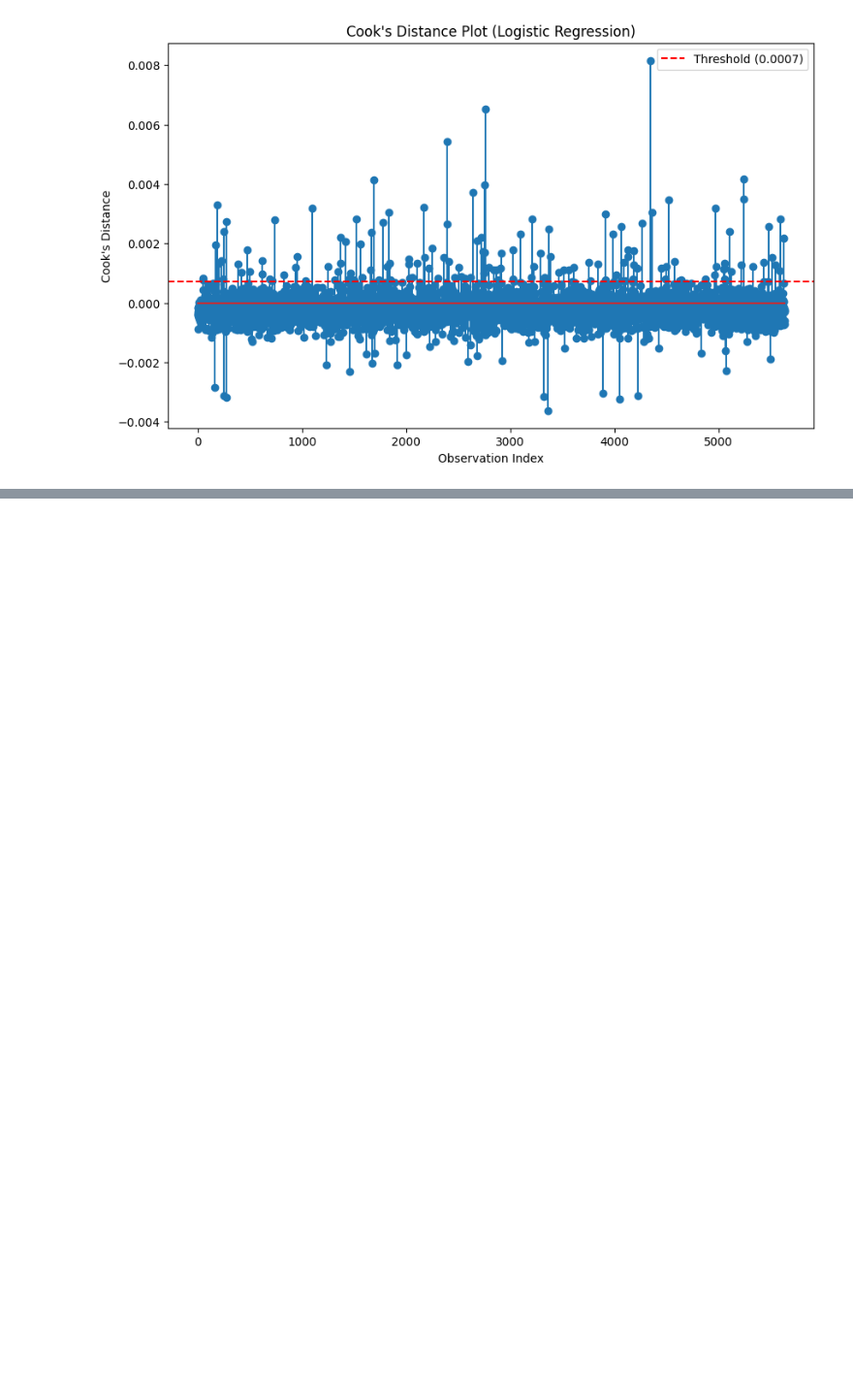
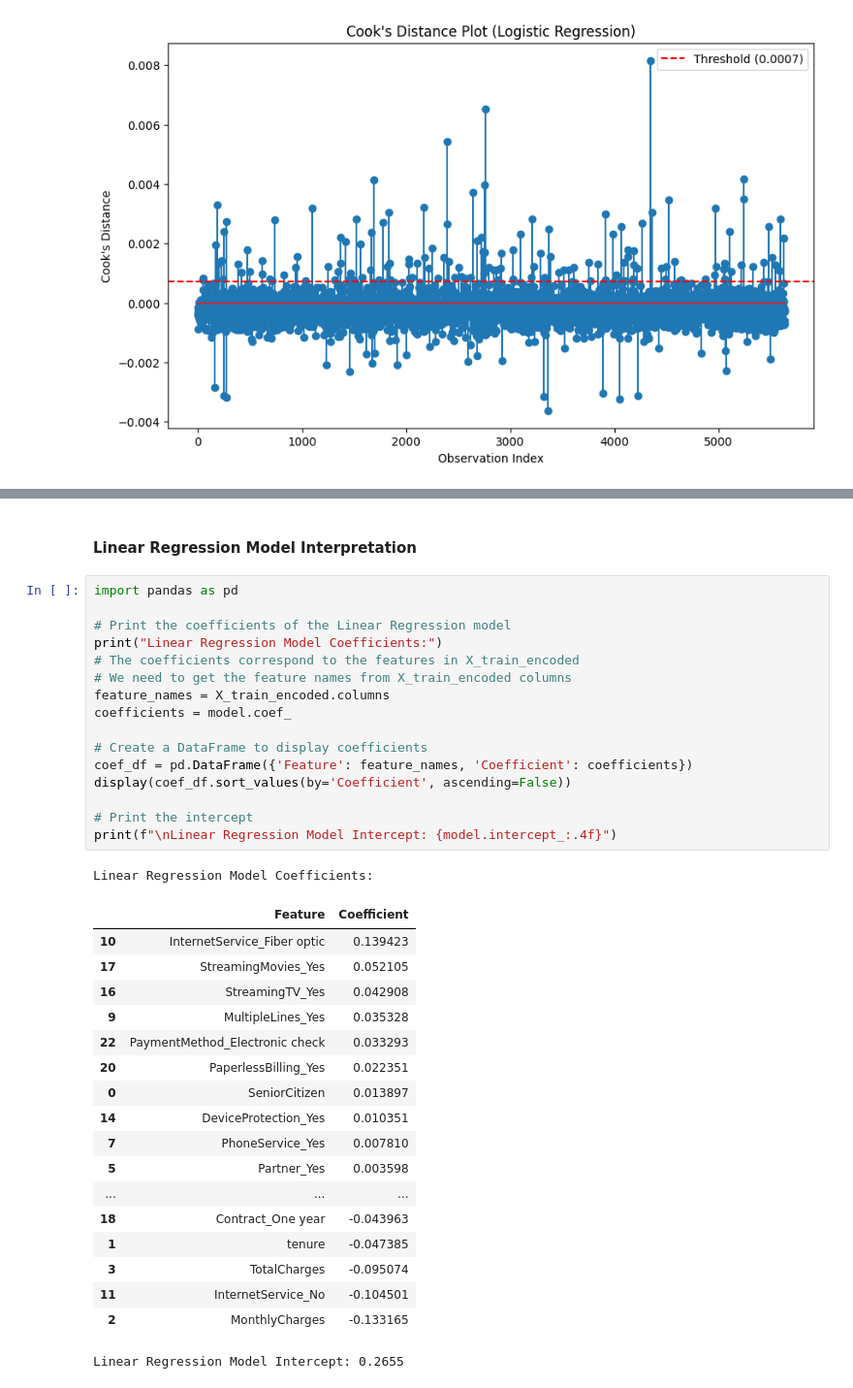
Before and after one commit to TiffanyDegbotse/XAI_assignment2, a Jupyter notebook: template.ipynb, the cells around one changed output, grey strips where cells are left out. Shown at 97% size. Cells and saved outputs as stored; diff of their text form; blank space fills up the shorter version.

```diff
--- a/template.ipynb
+++ b/template.ipynb
@@ -657,0 +786,38 @@ Influential Outliers (Cook's Distance):
+# %% [markdown]
+#### Linear Regression Model Interpretation
+# %%
+import pandas as pd
+
+# Print the coefficients of the Linear Regression model
+print("Linear Regression Model Coefficients:")
+# The coefficients correspond to the features in X_train_encoded
+# We need to get the feature names from X_train_encoded columns
+feature_names = X_train_encoded.columns
+coefficients = model.coef_
+
+# Create a DataFrame to display coefficients
+coef_df = pd.DataFrame({'Feature': feature_names, 'Coefficient': coefficients})
+display(coef_df.sort_values(by='Coefficient', ascending=False))
+
+# Print the intercept
+print(f"\nLinear Regression Model Intercept: {model.intercept_:.4f}")
+# %% [output]
+Linear Regression Model Coefficients:
+|  | Feature | Coefficient |
+| 10 | InternetService_Fiber optic | 0.139423 |
+| 17 | StreamingMovies_Yes | 0.052105 |
+| 16 | StreamingTV_Yes | 0.042908 |
+| 9 | MultipleLines_Yes | 0.035328 |
+| 22 | PaymentMethod_Electronic check | 0.033293 |
+| 20 | PaperlessBilling_Yes | 0.022351 |
+| 0 | SeniorCitizen | 0.013897 |
+| 14 | DeviceProtection_Yes | 0.010351 |
+| 7 | PhoneService_Yes | 0.007810 |
+| 5 | Partner_Yes | 0.003598 |
+| ... | ... | ... |
+| 18 | Contract_One year | -0.043963 |
+| 1 | tenure | -0.047385 |
+| 3 | TotalCharges | -0.095074 |
+| 11 | InternetService_No | -0.104501 |
+| 2 | MonthlyCharges | -0.133165 |
+Linear Regression Model Intercept: 0.2655
```
Also changed, not shown: parts of 20 cells of this notebook.
